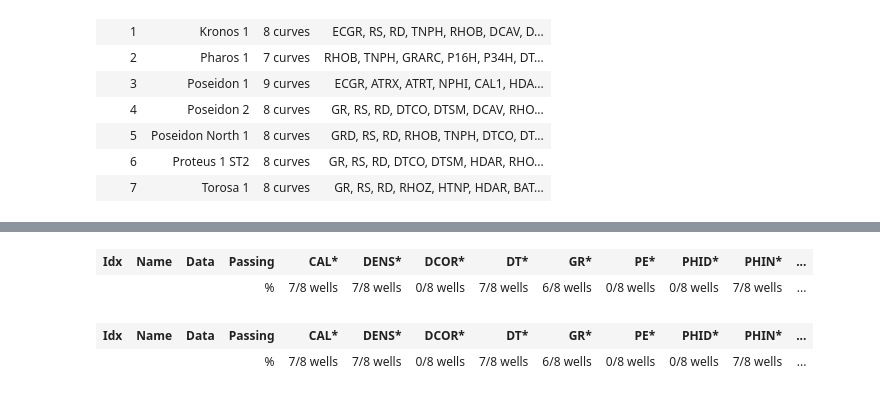
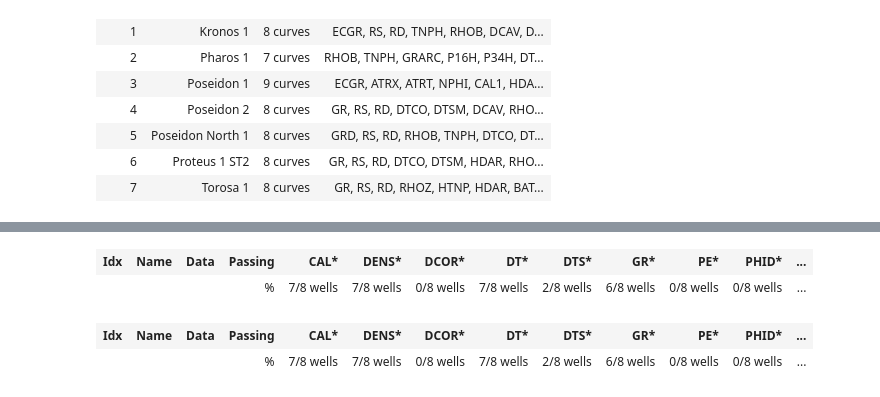
Before and after one commit to WesleyTheGeolien/t20-Dash_Well_Viz, a Jupyter notebook: Notebooks/load_multiple_wells.ipynb, the cells around one changed output, grey strips where cells are left out. Cells and saved outputs as stored; diff of their text form; code cells hidden in the pictures.

```diff
--- a/Notebooks/load_multiple_wells.ipynb
+++ b/Notebooks/load_multiple_wells.ipynb
@@ -7,7 +7,7 @@ from welly import Project, Well
 # %%
 # looks into root folder or subdirectories for LAS files
 asps = []
-for root, dirs, files in os.walk(r'C:\Users\jrogu\Documents\GitHub\t20-Dash_Well_Viz\Data'):
+for root, dirs, files in os.walk(r'../data'):
     asps += glob.glob(os.path.join(root, '*.las'))
 
 list_of_wells = [Well.from_las(file) for file in asps]
@@ -75,15 +84,15 @@ keys= ['CAL','DENS','DCOR','DT','GR','PE','PHID','PHIN','PHIS','POTA','RESD','RE
 # %%
 import IPython
 
-html = p.curve_table_html(keys=keys, alias=alias)
+html = p.curve_table_html(keys = list(alias.keys()), alias=alias)
 from IPython.display import HTML
 HTML(html)
 # %% [output]
-| Idx | Name | Data | Passing | CAL* | DENS* | DCOR* | DT* | GR* | PE* | PHID* | PHIN* | ... |
-|  |  |  | % | 7/8 wells | 7/8 wells | 0/8 wells | 7/8 wells | 6/8 wells | 0/8 wells | 0/8 wells | 7/8 wells | ... |
+| Idx | Name | Data | Passing | CAL* | DENS* | DCOR* | DT* | DTS* | GR* | PE* | PHID* | ... |
+|  |  |  | % | 7/8 wells | 7/8 wells | 0/8 wells | 7/8 wells | 2/8 wells | 6/8 wells | 0/8 wells | 0/8 wells | ... |
 # %%
 import welly.quality as qty
-
+# i setup some of the values using agilscientific's petrophysics cheatsheet
 trial= { 'All': [qty.no_similarities],
          'Each': [qty.no_monotonic, qty.not_empty, qty.no_gaps],
          'GR':[qty.all_positive,qty.all_between(0,250)],
@@ -96,11 +105,11 @@ trial= { 'All': [qty.no_similarities],
          'URAN': [qty.mean_between(0,30)],
          'PE': [qty.mean_between(1.5,18)],
          'RES': [qty.mean_between(0.2,2000)]}
-html = p.curve_table_html(keys=keys, alias=alias, tests=trial)
+html = p.curve_table_html(keys=list(alias.keys()), alias=alias, tests=trial)
 HTML(html)
 # %% [output]
-| Idx | Name | Data | Passing | CAL* | DENS* | DCOR* | DT* | GR* | PE* | PHID* | PHIN* | ... |
-|  |  |  | % | 7/8 wells | 7/8 wells | 0/8 wells | 7/8 wells | 6/8 wells | 0/8 wells | 0/8 wells | 7/8 wells | ... |
+| Idx | Name | Data | Passing | CAL* | DENS* | DCOR* | DT* | DTS* | GR* | PE* | PHID* | ... |
+|  |  |  | % | 7/8 wells | 7/8 wells | 0/8 wells | 7/8 wells | 2/8 wells | 6/8 wells | 0/8 wells | 0/8 wells | ... |
 # %%
 # looks into root folder or subdirectories for LAS files
 asps = []
```
Also changed, not shown: parts of 4 cells of this notebook.
